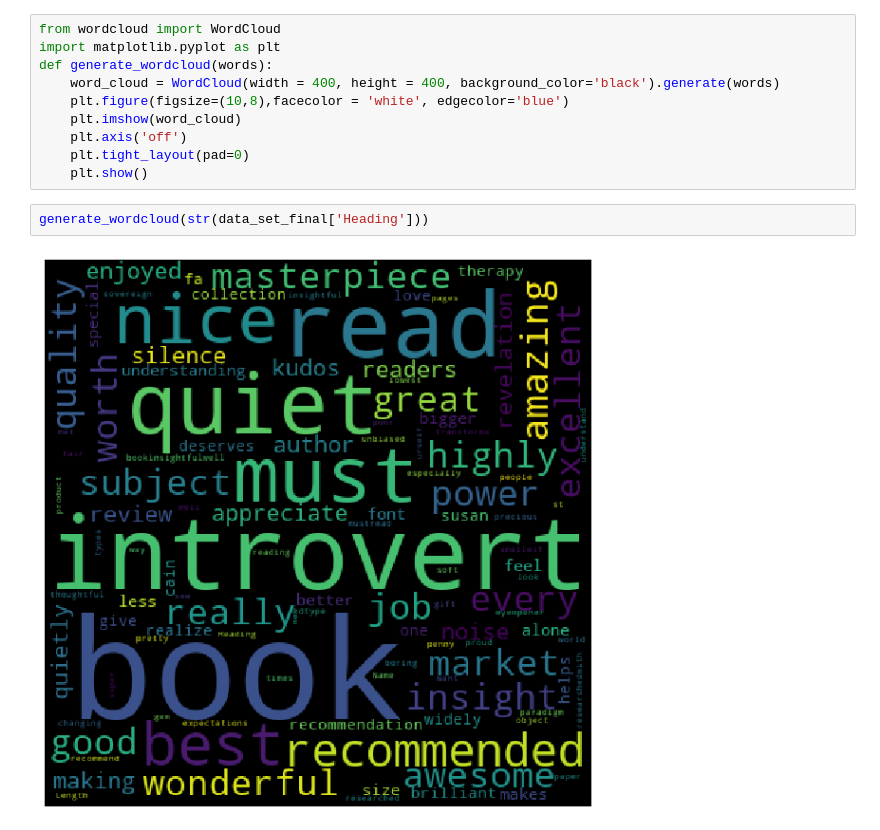
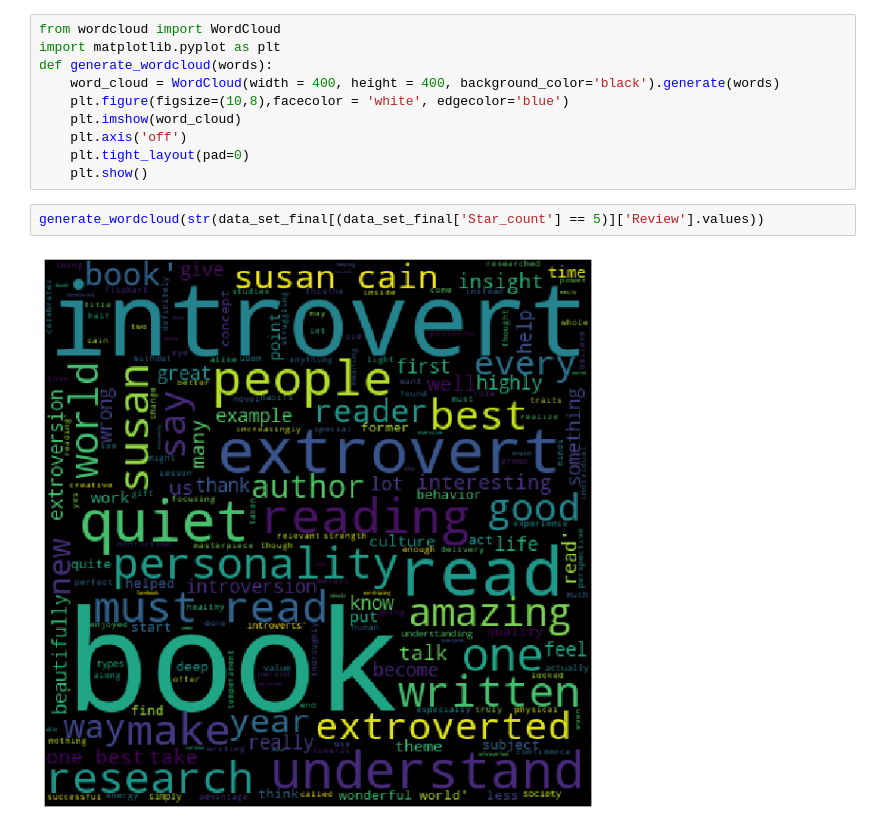
Before and after one commit to TheR2D3/Flipkart_Parser, a Jupyter notebook: Visualizer_V1.ipynb, the cells around one changed output. Saved outputs shown, nothing was run; the diff lists cells and outputs as text.

```diff
--- a/Visualizer_V1.ipynb
+++ b/Visualizer_V1.ipynb
@@ -254,6 +254,6 @@ def generate_wordcloud(words):
     plt.tight_layout(pad=0)
     plt.show()
 # %%
-generate_wordcloud(str(data_set_final['Heading']))
+generate_wordcloud(str(data_set_final[(data_set_final['Star_count'] == 5)]['Review'].values))
 # %% [output]
-[figure, old version]
+[figure, new version]
```
Also changed, not shown: parts of 4 cells of this notebook.
